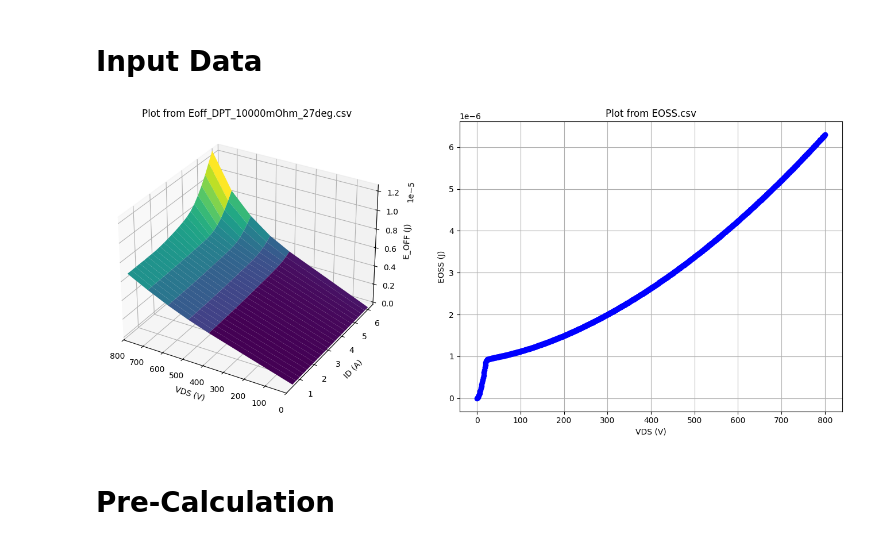
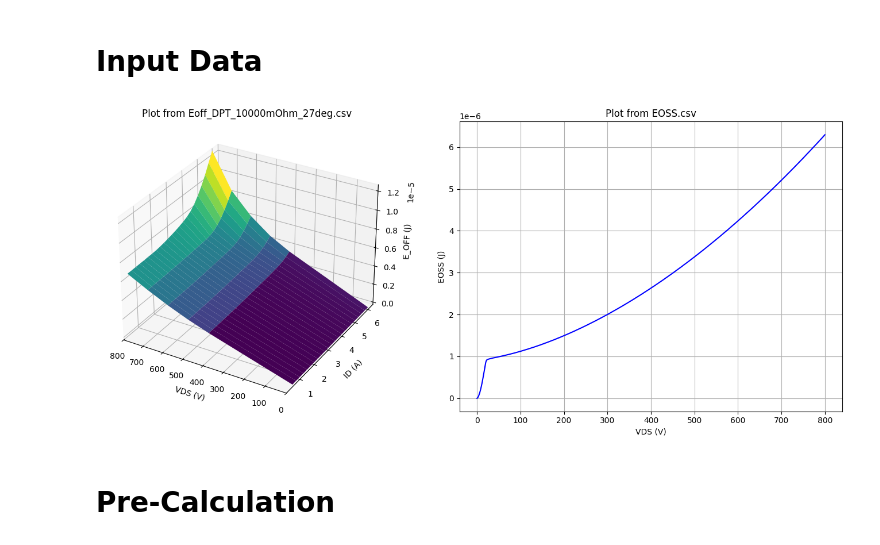
Before and after one commit to popest/PowerElectronics_JupyterLab_QSPICE, a Jupyter notebook: QR_Flyback/QR_Flyback_AC_Input.ipynb, the cells around one changed output. Saved outputs shown, nothing was run; the diff lists cells and outputs as text; code cells hidden in the pictures.

```diff
--- a/QR_Flyback/QR_Flyback_AC_Input.ipynb
+++ b/QR_Flyback/QR_Flyback_AC_Input.ipynb
@@ -212,35 +212,35 @@ if EOFF_file_name and EOSS_file_name != '':
     # 3D Plot
     ax1 = fig.add_subplot(121, projection='3d')  # First subplot for 3D plot
     surf = ax1.plot_surface(X, Y, Z, cmap='viridis', edgecolor='none')
     ax1.set_xlabel('VDS (V)')
     ax1.set_ylabel('ID (A)')
     ax1.set_zlabel('E_OFF (J)')
     ax1.set_title('Plot from '+EOFF_file_name)
     ax1.set_xlim(X.max(), X.min())  # Reverse the direction of the X-axis
     #plt.colorbar().ax.set_ylabel('Mean Absolute Error', rotation=270, fontsize = 15, labelpad=15)
     #fig.colorbar(surf, ax=ax1,shrink=0.6, pad = 0.09)
 
 
     df2 = pd.read_csv(MOS_DATA_FLD+EOSS_file_name, header=None)
 
     # Extract X and Y values for the 2D plot
     # Assuming first column is X and second column is Y
     X_2D = df2.iloc[:, 0].values  # First column for X values
     Y_2D = df2.iloc[:, 1].values  # Second column for Y values
 
     # 2D Plot
     ax2 = fig.add_subplot(122)  # Second subplot for 2D plot
-    ax2.plot(X_2D, Y_2D, marker='o', color='b')  # Customize line style and color as needed
+    ax2.plot(X_2D, Y_2D, linestyle='-', color='b')  # Customize line style and color as needed
     ax2.set_xlabel('VDS (V)')
     ax2.set_ylabel('EOSS (J)')
     ax2.set_title('Plot from '+EOSS_file_name)
     ax2.grid(True)
 
     # Show plot
     plt.tight_layout()  # Adjust layout for better spacing
     plt.show()
 # %% [output]
-[figure, old version]
+[figure, new version]
 # %% [markdown]
 # Pre-Calculation
 # %% [markdown]
```
